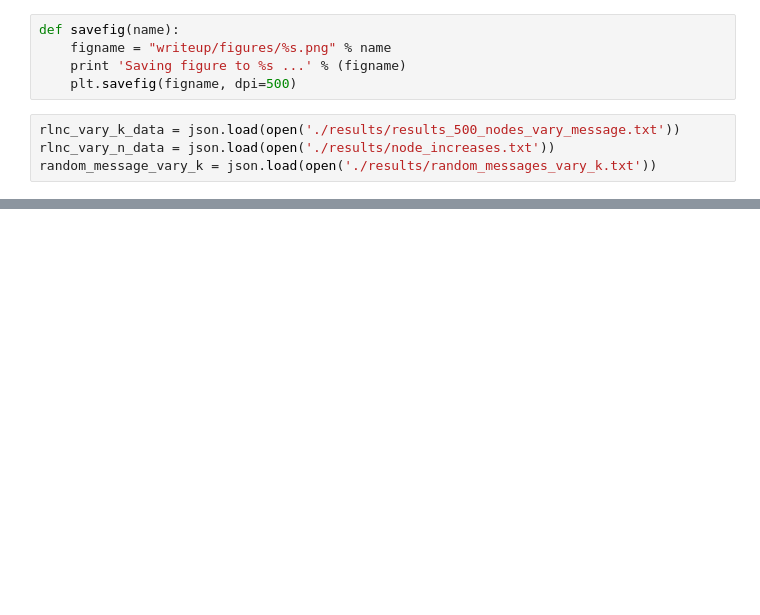
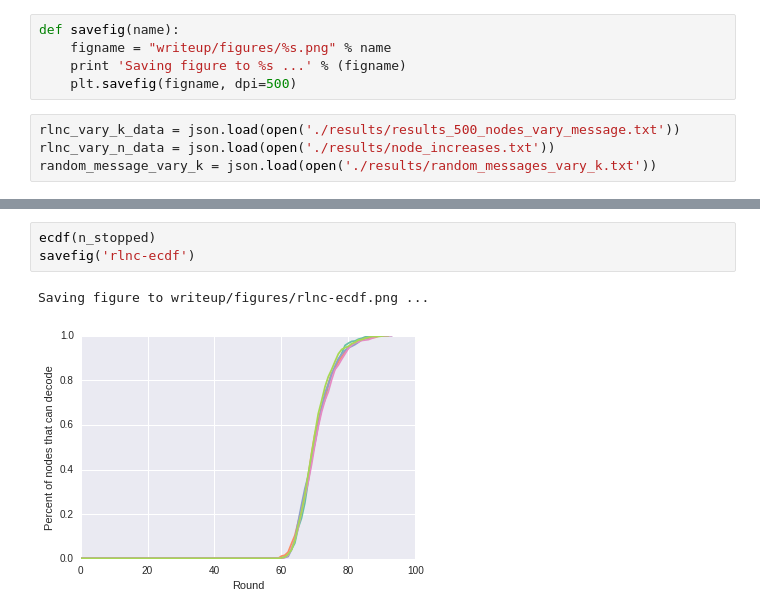
Before and after one commit to newmanne/RLNC-Gossip, a Jupyter notebook: RLNC.ipynb, the cells around one changed output, grey strips where cells are left out. Saved outputs shown, nothing was run; the diff lists cells and outputs as text; blank space fills up the shorter version.

```diff
--- a/RLNC.ipynb
+++ b/RLNC.ipynb
@@ -110,0 +108,6 @@ Saving figure to writeup/figures/rlnc-ecdf.png ...
+# %%
+ecdf(n_stopped)
+savefig('rlnc-ecdf')
+# %% [output]
+Saving figure to writeup/figures/rlnc-ecdf.png ...
+[figure, added]
```
Also changed, not shown: parts of 5 cells of this notebook, 5 other files.
